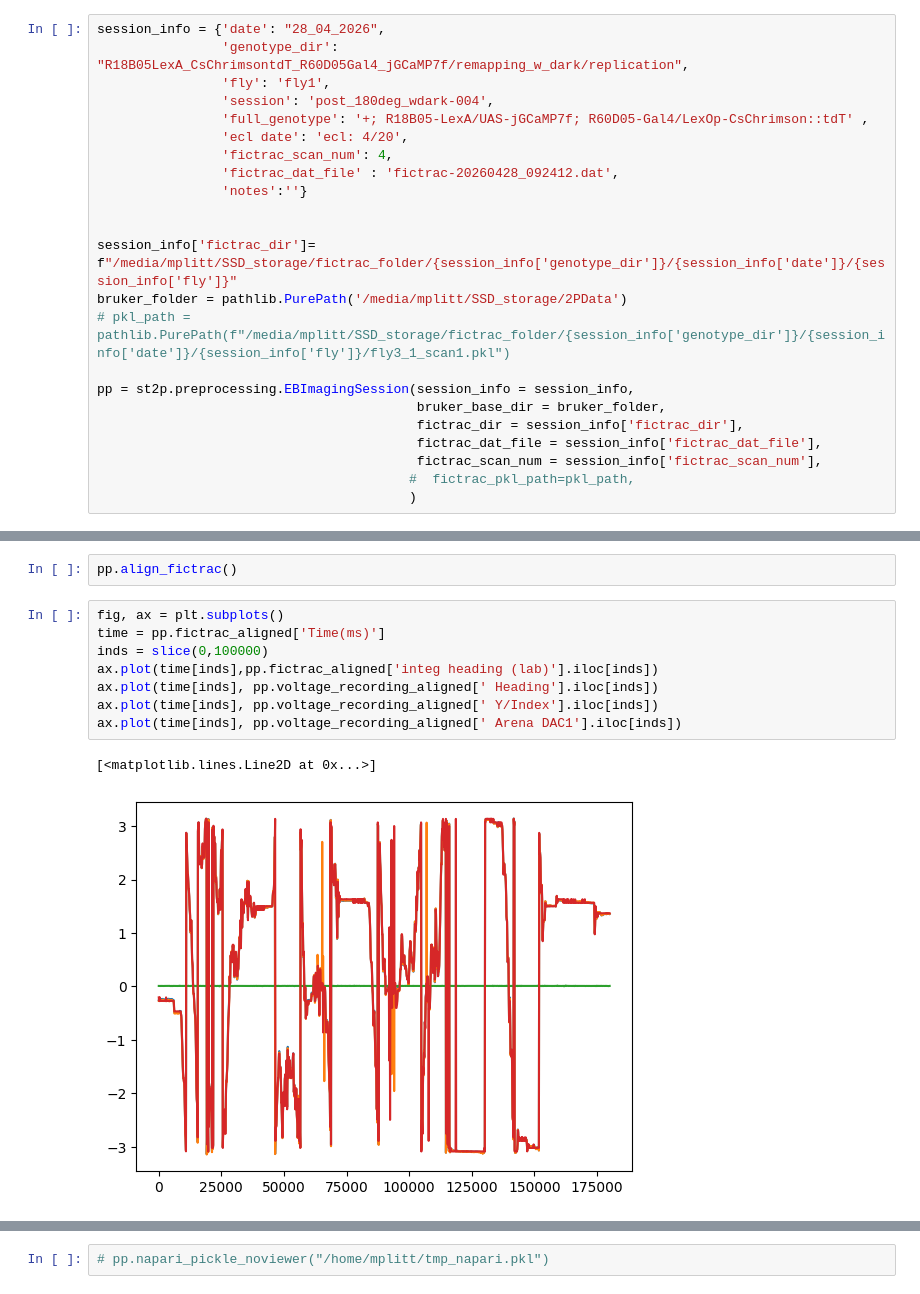
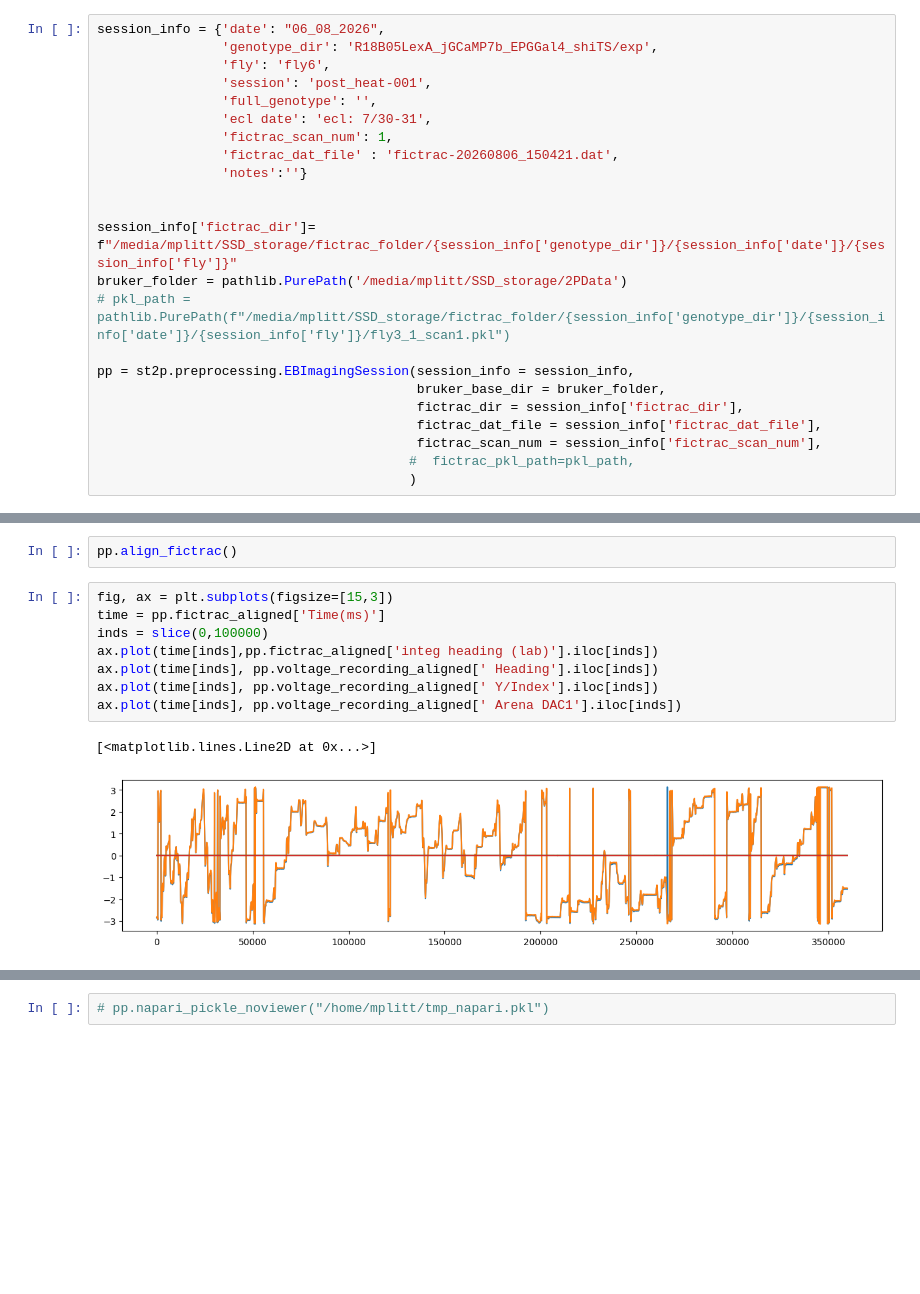
Before and after one commit to yfisher-lab/plitt_turnerevans_oa_instructs_hd_plasticity, a Jupyter notebook: figures/single_session_debugging.ipynb, the cells around one changed output, grey strips where cells are left out. Saved outputs shown, nothing was run; the diff lists cells and outputs as text; blank space fills up the shorter version.

```diff
--- a/figures/single_session_debugging.ipynb
+++ b/figures/single_session_debugging.ipynb
@@ -12,14 +12,14 @@ from SessionTools import two_photon as st2p
 
 %matplotlib inline
 # %%
-session_info = {'date': "28_04_2026",
-                'genotype_dir': "R18B05LexA_CsChrimsontdT_R60D05Gal4_jGCaMP7f/remapping_w_dark/replication",
-                'fly': 'fly1',
-                'session': 'post_180deg_wdark-004',
-                'full_genotype': '+; R18B05-LexA/UAS-jGCaMP7f; R60D05-Gal4/LexOp-CsChrimson::tdT' ,
-                'ecl date': 'ecl: 4/20',
-                'fictrac_scan_num': 4,
-                'fictrac_dat_file' : 'fictrac-20260428_092412.dat',
+session_info = {'date': "06_08_2026",
+                'genotype_dir': 'R18B05LexA_jGCaMP7b_EPGGal4_shiTS/exp',
+                'fly': 'fly6',
+                'session': 'post_heat-001',
+                'full_genotype': '',
+                'ecl date': 'ecl: 7/30-31',
+                'fictrac_scan_num': 1,
+                'fictrac_dat_file' : 'fictrac-20260806_150421.dat',
                 'notes':''}
 
 
@@ -51,14 +51,14 @@ pp.align_voltage_recording()
 # %%
 pp.align_fictrac()
 # %%
-fig, ax = plt.subplots()
+fig, ax = plt.subplots(figsize=[15,3])
 time = pp.fictrac_aligned['Time(ms)']
 inds = slice(0,100000)
 ax.plot(time[inds],pp.fictrac_aligned['integ heading (lab)'].iloc[inds])
 ax.plot(time[inds], pp.voltage_recording_aligned[' Heading'].iloc[inds])
 ax.plot(time[inds], pp.voltage_recording_aligned[' Y/Index'].iloc[inds])
 ax.plot(time[inds], pp.voltage_recording_aligned[' Arena DAC1'].iloc[inds])
 # %% [output]
 [<matplotlib.lines.Line2D at 0x...>]
-[figure, old version]
+[figure, new version]
 # %%
```
Also changed, not shown: parts of 6 cells of this notebook, 20 other files.
